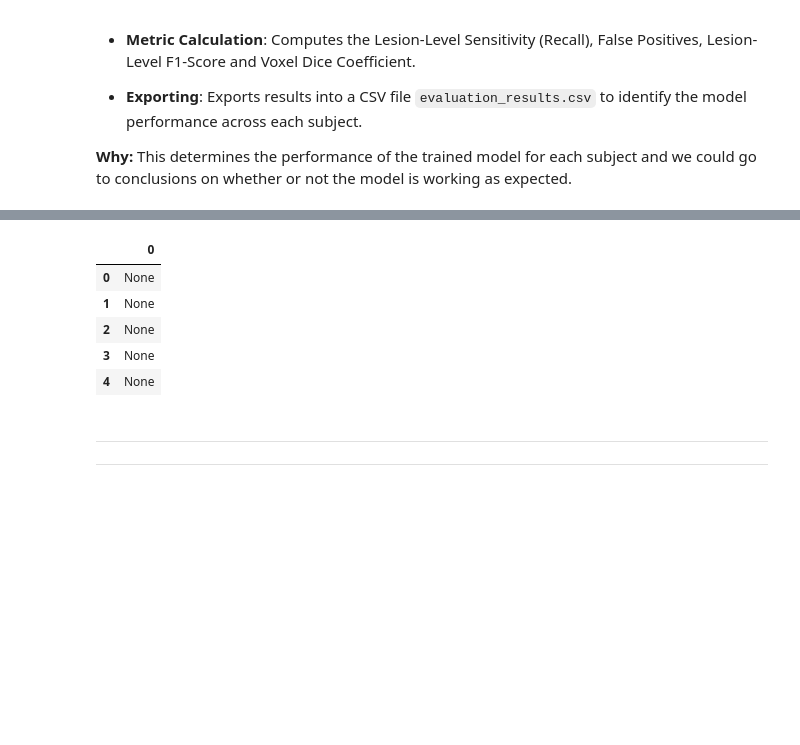
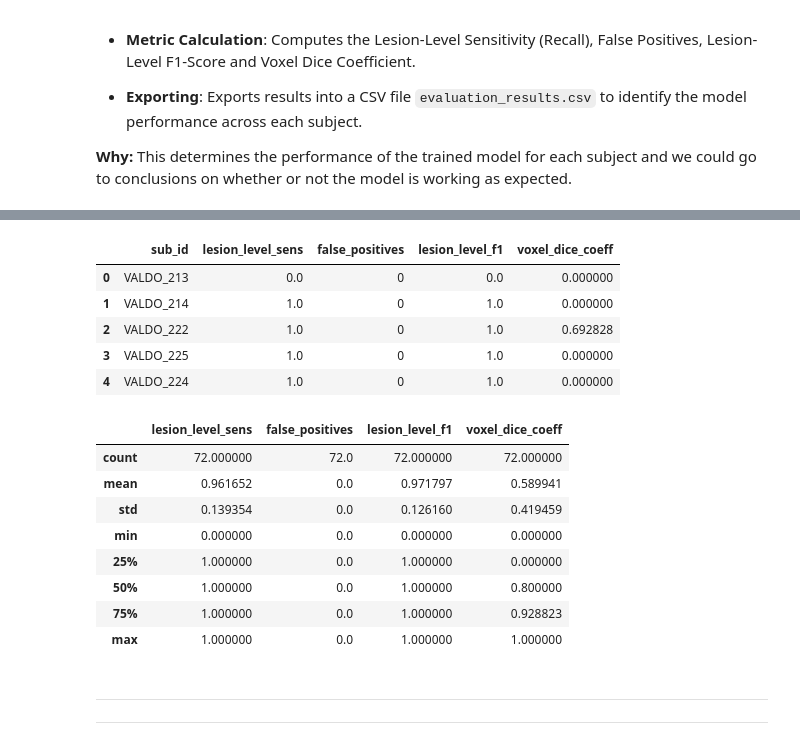
Before and after one commit to MatthiasMifsud/IAPT-Cerebral-Microbleeds, a Jupyter notebook: notebooks/iapt.ipynb, the cells around one changed output, grey strips where cells are left out. Saved outputs shown, nothing was run; the diff lists cells and outputs as text; code cells hidden in the pictures; blank space fills up the shorter version.

```diff
--- a/notebooks/iapt.ipynb
+++ b/notebooks/iapt.ipynb
@@ -60,8 +77,10 @@ logger = logging.getLogger(__name__)
 if IS_COLAB:
     DRIVE_PATH = Path("/content/drive")
     path_str = str(DRIVE_PATH)
-    drive.mount(path_str)
+    drive.mount(path_str, force_remount=True)
     logger.info(f"✅ Google Drive mounted to path '{path_str}'.")
+
+    # adjust accordingly
     CLOUD_BASE_PATH = DRIVE_PATH / "MyDrive" / "iAPT_nnUNet-Matthias"
     BASE_PATH = CLOUD_BASE_PATH
 else:
@@ -666,4 +772,5 @@ def calc_and_save_eval():
 
 df = calc_and_save_eval()
 display(df.head())
+df.describe()
 # %% [output]
@@ -687,9 +778,18 @@ INFO - ✅ Inference evaluation complete. Saved to /Users/matthiasmifsud/Desktop
-|  | 0 |
-| 0 | None |
-| 1 | None |
-| 2 | None |
-| 3 | None |
-| 4 | None |
+|  | sub_id | lesion_level_sens | false_positives | lesion_level_f1 | voxel_dice_coeff |
+| 0 | VALDO_213 | 0.0 | 0 | 0.0 | 0.000000 |
+| 1 | VALDO_214 | 1.0 | 0 | 1.0 | 0.000000 |
+| 2 | VALDO_222 | 1.0 | 0 | 1.0 | 0.692828 |
+| 3 | VALDO_225 | 1.0 | 0 | 1.0 | 0.000000 |
+| 4 | VALDO_224 | 1.0 | 0 | 1.0 | 0.000000 |
+|  | lesion_level_sens | false_positives | lesion_level_f1 | voxel_dice_coeff |
+| count | 72.000000 | 72.0 | 72.000000 | 72.000000 |
+| mean | 0.961652 | 0.0 | 0.971797 | 0.589941 |
+| std | 0.139354 | 0.0 | 0.126160 | 0.419459 |
+| min | 0.000000 | 0.0 | 0.000000 | 0.000000 |
+| 25% | 1.000000 | 0.0 | 1.000000 | 0.000000 |
+| 50% | 1.000000 | 0.0 | 1.000000 | 0.800000 |
+| 75% | 1.000000 | 0.0 | 1.000000 | 0.928823 |
+| max | 1.000000 | 0.0 | 1.000000 | 1.000000 |
 # %% [markdown]
 ##
 ---
```
Also changed, not shown: parts of 15 cells of this notebook, 1 other file.
